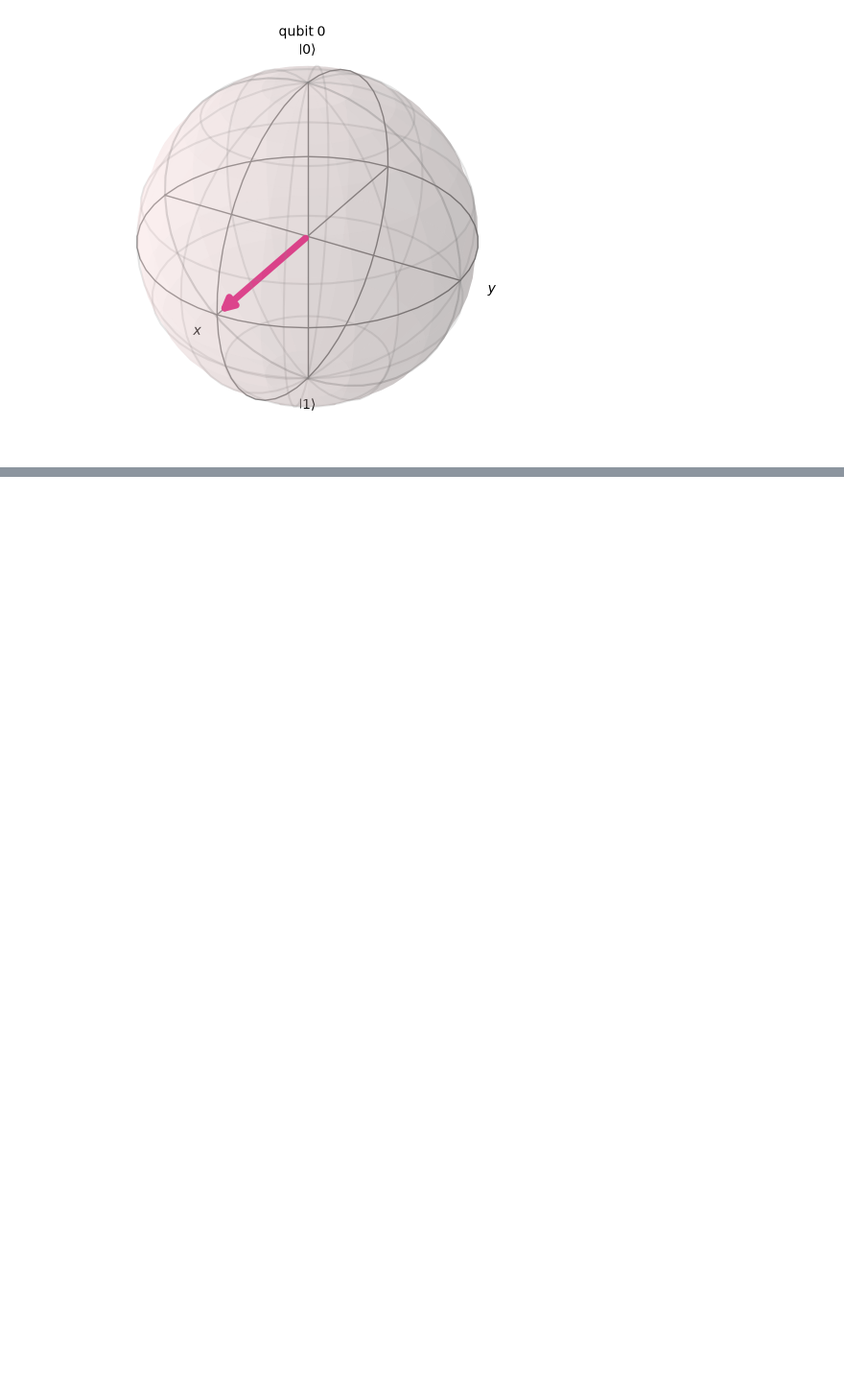
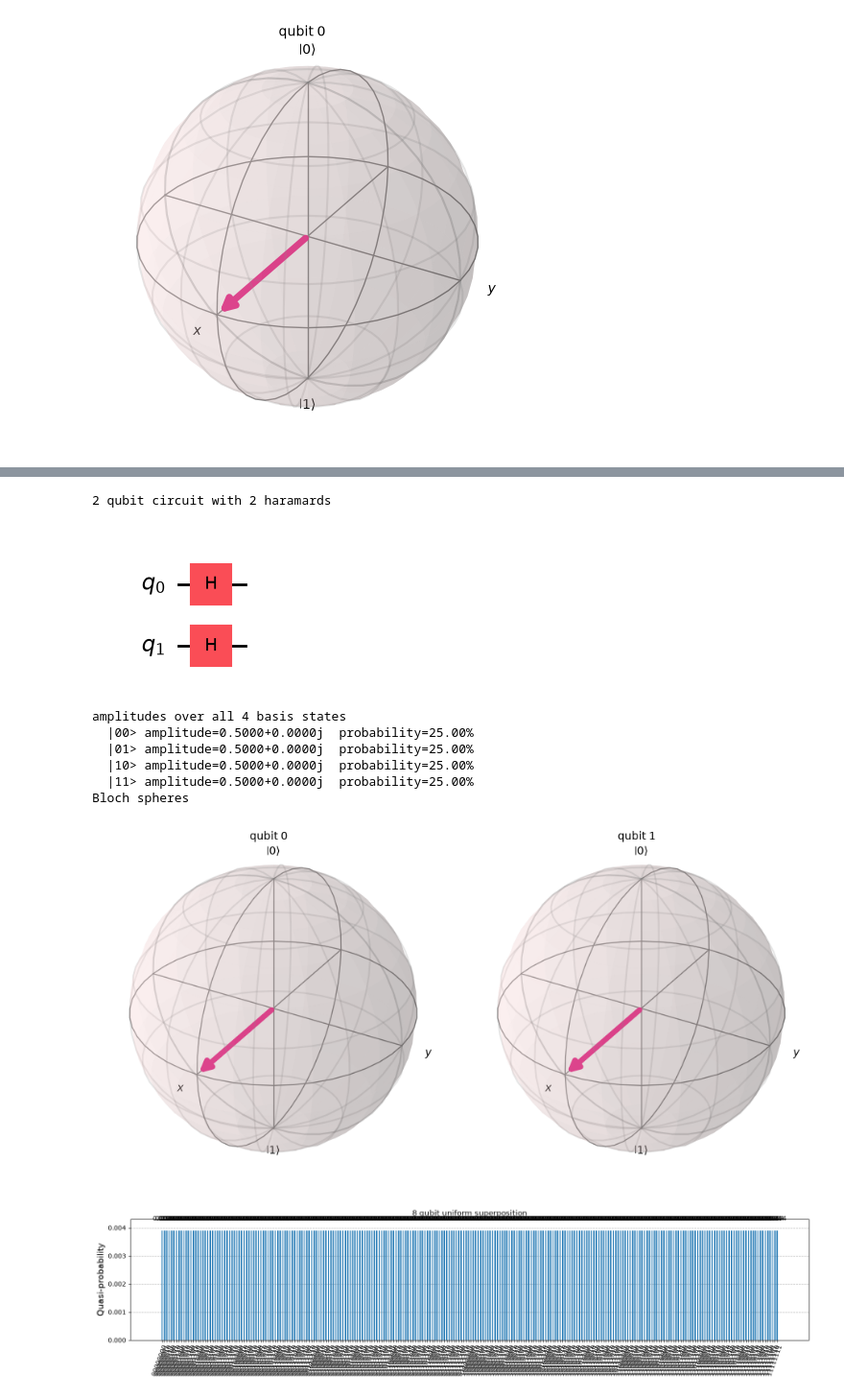
Before and after one commit to Ben-Greenidge/quantum-sudoku-solver, a Jupyter notebook: sudoku.ipynb, the cells around one changed output, grey strips where cells are left out. Shown at 96% size. Drawn from its saved outputs; the diff is of its cells as text; code cells hidden in the pictures; blank space fills up the shorter version.

Commit message:
Create search register

```diff
--- a/sudoku.ipynb
+++ b/sudoku.ipynb
@@ -35,0 +45,42 @@ Bloch sphere:
+# %%
+from qiskit.visualization import plot_histogram
+
+# 2 qubits, 4 basis states
+qc2 = QuantumCircuit(2)
+qc2.h(0)
+qc2.h(1)
+
+print('2 qubit circuit with 2 haramards')
+display(qc2.draw('mpl'))
+
+sv2 = Statevector(qc2)
+print('amplitudes over all 4 basis states')
+for i, amp in enumerate(sv2):
+    bits = format(i, '02b')
+    prob = abs(amp)**2
+    print(f'  |{bits}> amplitude={amp:.4f}  probability={prob:.2%}')
+
+print('Bloch spheres')
+display(plot_bloch_multivector(sv2))
+
+# full search register
+n_qubits = 8
+qc8 = QuantumCircuit(n_qubits)
+for i in range(n_qubits):
+    qc8.h(i)
+
+sv8 = Statevector(qc8)
+probs = {format(i, '08b'): abs(amp)**2 for i, amp in enumerate(sv8)}
+
+display(plot_histogram(probs, figsize=(16, 4), title='8 qubit uniform superposition'))
+# %% [output]
+2 qubit circuit with 2 haramards
+[figure, added]
+amplitudes over all 4 basis states
+  |00> amplitude=0.5000+0.0000j  probability=25.00%
+  |01> amplitude=0.5000+0.0000j  probability=25.00%
+  |10> amplitude=0.5000+0.0000j  probability=25.00%
+  |11> amplitude=0.5000+0.0000j  probability=25.00%
+Bloch spheres
+[figure, added]
+[figure, added]
```
Also changed, not shown: parts of 1 cell of this notebook.
